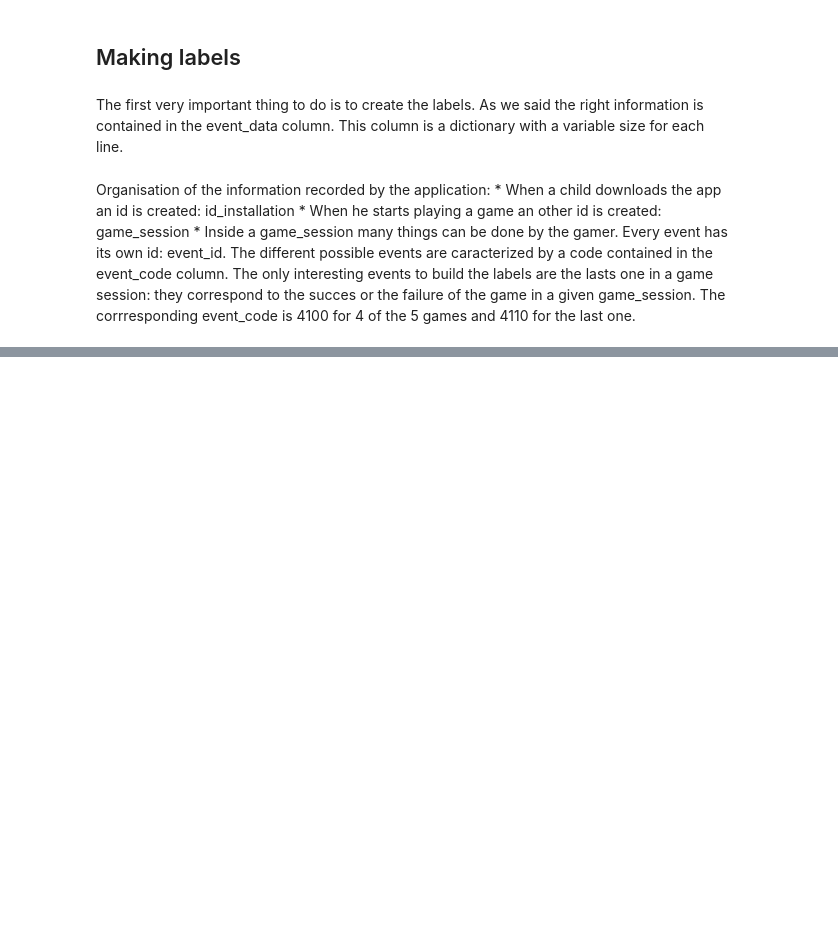
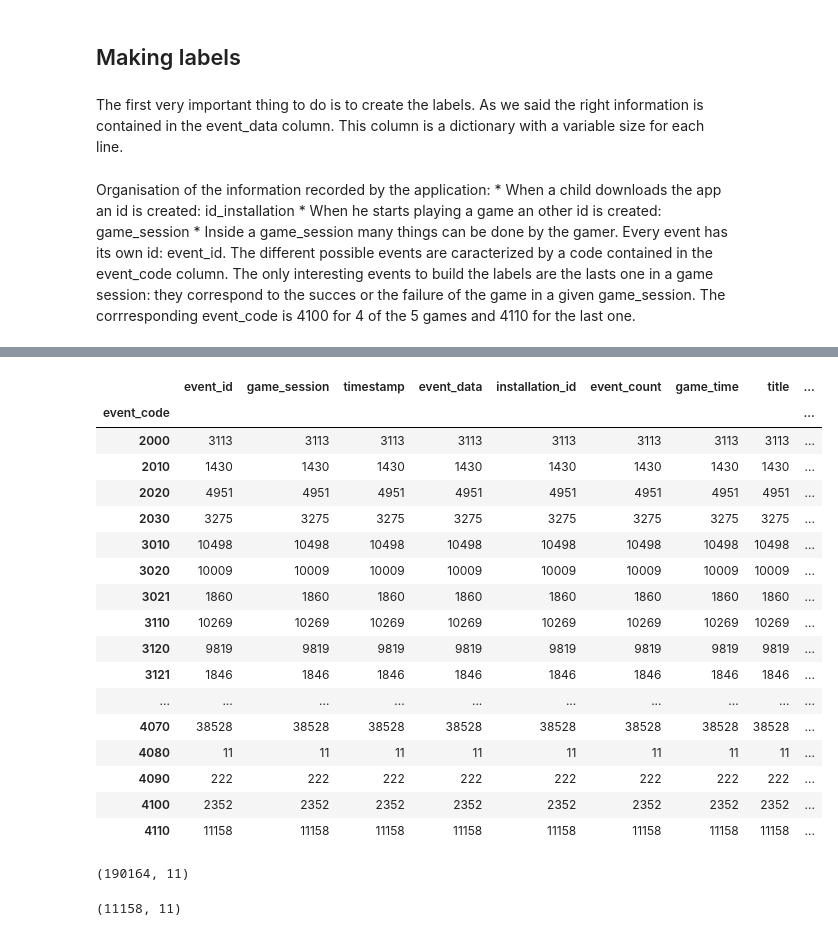
Before and after one commit to DataCampM2DSSAF/suivi-du-data-camp-datacamp_gmma, a Jupyter notebook: Code/DataCamp1_odelia.ipynb, the cells around one changed output, grey strips where cells are left out. Drawn from its saved outputs; the diff is of its cells as text; code cells hidden in the pictures; blank space fills up the shorter version.

```diff
--- a/Code/DataCamp1_odelia.ipynb
+++ b/Code/DataCamp1_odelia.ipynb
@@ -276,0 +46,31 @@ submission2 = pd.DataFrame({'installation_id' : test['installation_id'], 'accura
+# %%
+train[train['title'].str.contains('Bird Measurer')].groupby('event_code').count()
+# %% [output]
+|  | event_id | game_session | timestamp | event_data | installation_id | event_count | game_time | title | ... |
+| event_code |  |  |  |  |  |  |  |  | ... |
+| 2000 | 3113 | 3113 | 3113 | 3113 | 3113 | 3113 | 3113 | 3113 | ... |
+| 2010 | 1430 | 1430 | 1430 | 1430 | 1430 | 1430 | 1430 | 1430 | ... |
+| 2020 | 4951 | 4951 | 4951 | 4951 | 4951 | 4951 | 4951 | 4951 | ... |
+| 2030 | 3275 | 3275 | 3275 | 3275 | 3275 | 3275 | 3275 | 3275 | ... |
+| 3010 | 10498 | 10498 | 10498 | 10498 | 10498 | 10498 | 10498 | 10498 | ... |
+| 3020 | 10009 | 10009 | 10009 | 10009 | 10009 | 10009 | 10009 | 10009 | ... |
+| 3021 | 1860 | 1860 | 1860 | 1860 | 1860 | 1860 | 1860 | 1860 | ... |
+| 3110 | 10269 | 10269 | 10269 | 10269 | 10269 | 10269 | 10269 | 10269 | ... |
+| 3120 | 9819 | 9819 | 9819 | 9819 | 9819 | 9819 | 9819 | 9819 | ... |
+| 3121 | 1846 | 1846 | 1846 | 1846 | 1846 | 1846 | 1846 | 1846 | ... |
+| ... | ... | ... | ... | ... | ... | ... | ... | ... | ... |
+| 4070 | 38528 | 38528 | 38528 | 38528 | 38528 | 38528 | 38528 | 38528 | ... |
+| 4080 | 11 | 11 | 11 | 11 | 11 | 11 | 11 | 11 | ... |
+| 4090 | 222 | 222 | 222 | 222 | 222 | 222 | 222 | 222 | ... |
+| 4100 | 2352 | 2352 | 2352 | 2352 | 2352 | 2352 | 2352 | 2352 | ... |
+| 4110 | 11158 | 11158 | 11158 | 11158 | 11158 | 11158 | 11158 | 11158 | ... |
+# %%
+tmp = train[train['title'].str.contains('Bird Measurer')]
+np.shape(tmp)
+# %% [output]
+(190164, 11)
+# %%
+tmp = tmp[tmp['event_code'] == 4110]
+np.shape(tmp)
+# %% [output]
+(11158, 11)
```
Also changed, not shown: parts of 39 cells of this notebook.
